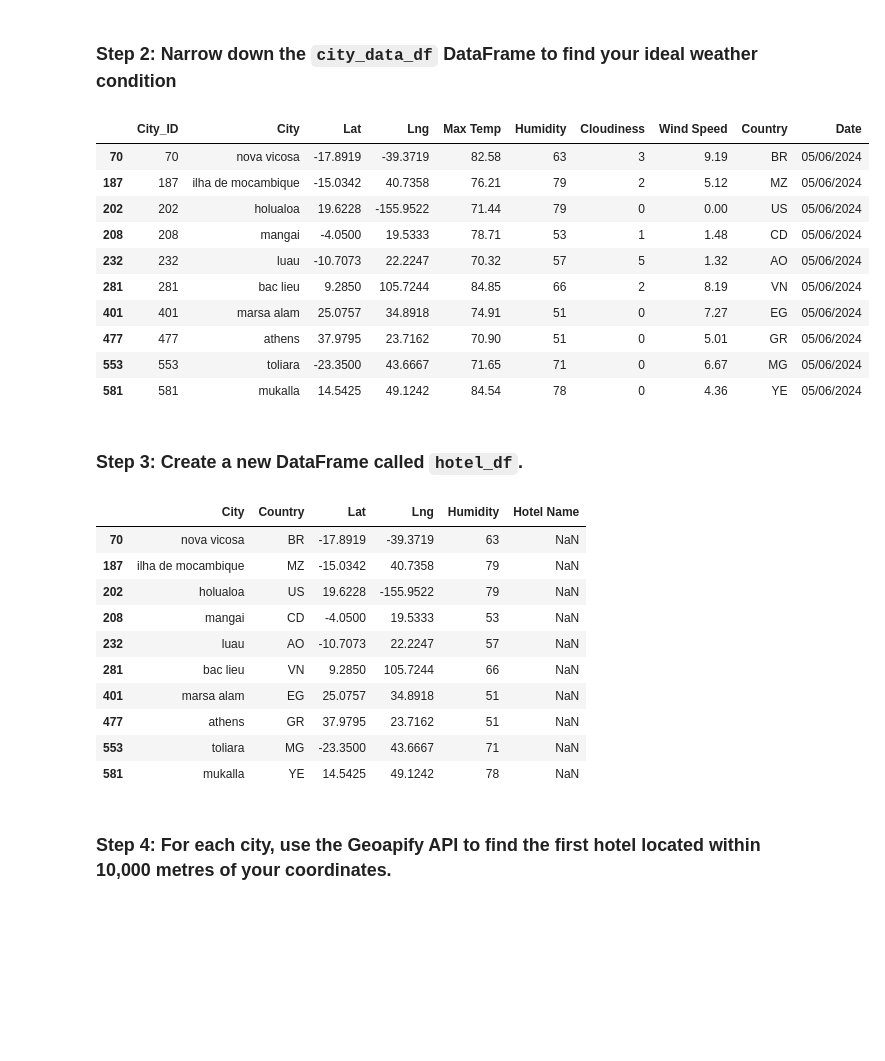
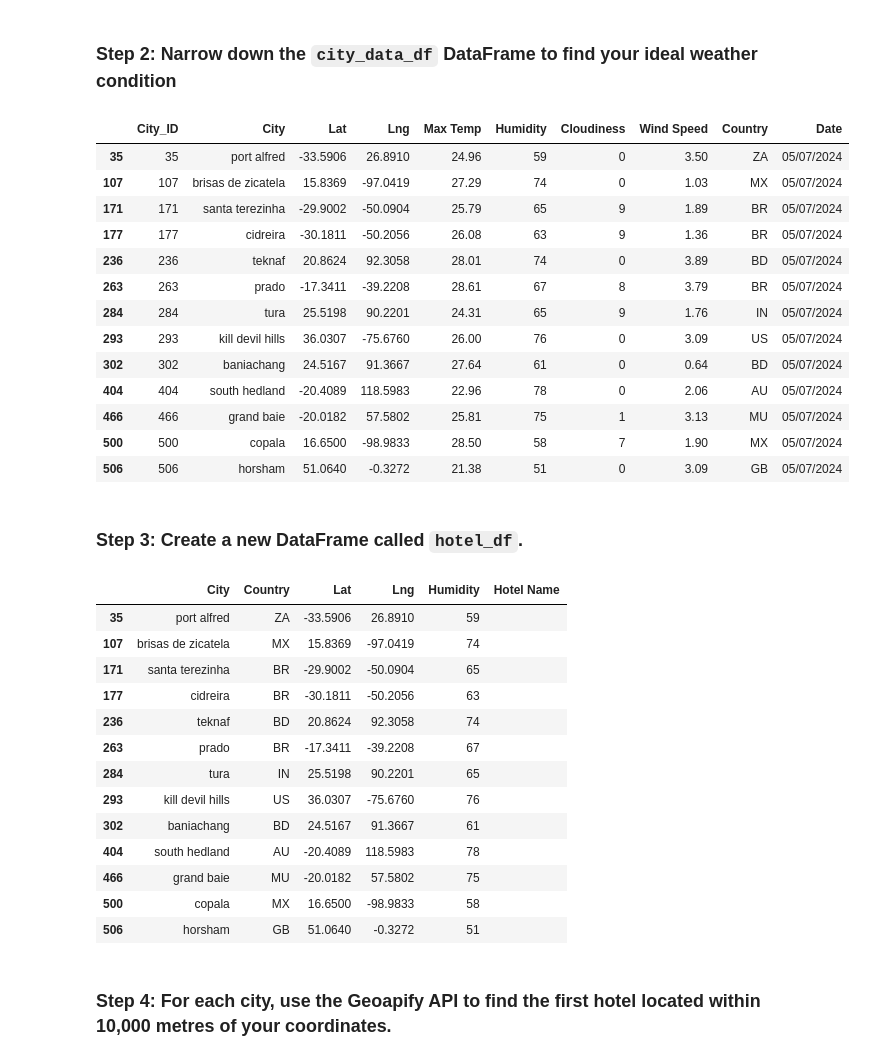
Before and after one commit to EricCroston/pythin-api-challenge, a Jupyter notebook: Analysis/VacationPy.ipynb, the cells around one changed output. Saved outputs shown, nothing was run; the diff lists cells and outputs as text; code cells hidden in the pictures; blank space fills up the shorter version.

```diff
--- a/Analysis/VacationPy.ipynb
+++ b/Analysis/VacationPy.ipynb
@@ -55,32 +55,35 @@ map_plot
 # %%
 # Narrow down cities that fit criteria and drop any results with null values
 ideal_cities_df = city_data_df.loc[
-    (city_data_df['Max Temp'] < 85) &
-    (city_data_df['Max Temp'] > 70) &
-    (city_data_df['Wind Speed'] < 10) &
+    (city_data_df['Max Temp'] < 29) &
+    (city_data_df['Max Temp'] > 21) &
+    (city_data_df['Wind Speed'] < 4) &
     (city_data_df['Cloudiness'] < 10) &
     (city_data_df['Humidity'] < 80) &
     (city_data_df['Humidity'] > 50)
 ]
 
 # Drop any rows with null values
 columns_to_check = ['Max Temp', 'Wind Speed', 'Cloudiness', 'Humidity']
 ideal_cities_df = ideal_cities_df.dropna(subset=columns_to_check)
 
 # Display sample data
 ideal_cities_df
 # %% [output]
 |  | City_ID | City | Lat | Lng | Max Temp | Humidity | Cloudiness | Wind Speed | Country | Date |
-| 70 | 70 | nova vicosa | -17.8919 | -39.3719 | 82.58 | 63 | 3 | 9.19 | BR | 05/06/2024 |
-| 187 | 187 | ilha de mocambique | -15.0342 | 40.7358 | 76.21 | 79 | 2 | 5.12 | MZ | 05/06/2024 |
-| 202 | 202 | holualoa | 19.6228 | -155.9522 | 71.44 | 79 | 0 | 0.00 | US | 05/06/2024 |
-| 208 | 208 | mangai | -4.0500 | 19.5333 | 78.71 | 53 | 1 | 1.48 | CD | 05/06/2024 |
-| 232 | 232 | luau | -10.7073 | 22.2247 | 70.32 | 57 | 5 | 1.32 | AO | 05/06/2024 |
-| 281 | 281 | bac lieu | 9.2850 | 105.7244 | 84.85 | 66 | 2 | 8.19 | VN | 05/06/2024 |
-| 401 | 401 | marsa alam | 25.0757 | 34.8918 | 74.91 | 51 | 0 | 7.27 | EG | 05/06/2024 |
-| 477 | 477 | athens | 37.9795 | 23.7162 | 70.90 | 51 | 0 | 5.01 | GR | 05/06/2024 |
-| 553 | 553 | toliara | -23.3500 | 43.6667 | 71.65 | 71 | 0 | 6.67 | MG | 05/06/2024 |
-| 581 | 581 | mukalla | 14.5425 | 49.1242 | 84.54 | 78 | 0 | 4.36 | YE | 05/06/2024 |
+| 35 | 35 | port alfred | -33.5906 | 26.8910 | 24.96 | 59 | 0 | 3.50 | ZA | 05/07/2024 |
+| 107 | 107 | brisas de zicatela | 15.8369 | -97.0419 | 27.29 | 74 | 0 | 1.03 | MX | 05/07/2024 |
+| 171 | 171 | santa terezinha | -29.9002 | -50.0904 | 25.79 | 65 | 9 | 1.89 | BR | 05/07/2024 |
+| 177 | 177 | cidreira | -30.1811 | -50.2056 | 26.08 | 63 | 9 | 1.36 | BR | 05/07/2024 |
+| 236 | 236 | teknaf | 20.8624 | 92.3058 | 28.01 | 74 | 0 | 3.89 | BD | 05/07/2024 |
+| 263 | 263 | prado | -17.3411 | -39.2208 | 28.61 | 67 | 8 | 3.79 | BR | 05/07/2024 |
+| 284 | 284 | tura | 25.5198 | 90.2201 | 24.31 | 65 | 9 | 1.76 | IN | 05/07/2024 |
+| 293 | 293 | kill devil hills | 36.0307 | -75.6760 | 26.00 | 76 | 0 | 3.09 | US | 05/07/2024 |
+| 302 | 302 | baniachang | 24.5167 | 91.3667 | 27.64 | 61 | 0 | 0.64 | BD | 05/07/2024 |
+| 404 | 404 | south hedland | -20.4089 | 118.5983 | 22.96 | 78 | 0 | 2.06 | AU | 05/07/2024 |
+| 466 | 466 | grand baie | -20.0182 | 57.5802 | 25.81 | 75 | 1 | 3.13 | MU | 05/07/2024 |
+| 500 | 500 | copala | 16.6500 | -98.9833 | 28.50 | 58 | 7 | 1.90 | MX | 05/07/2024 |
+| 506 | 506 | horsham | 51.0640 | -0.3272 | 21.38 | 51 | 0 | 3.09 | GB | 05/07/2024 |
 # %% [markdown]
 ### Step 3: Create a new DataFrame called `hotel_df`.
 # %%
@@ -88,22 +91,25 @@ ideal_cities_df
 hotel_df = ideal_cities_df[['City', 'Country', 'Lat', 'Lng', 'Humidity']].copy()
 
 # Add an empty column, "Hotel Name," to the DataFrame so you can store the hotel found using the Geoapify API
-hotel_df['Hotel Name'] = pd.Series(dtype='object')
+hotel_df["Hotel Name"] = ""
 
 # Display sample data
 hotel_df
 # %% [output]
 |  | City | Country | Lat | Lng | Humidity | Hotel Name |
-| 70 | nova vicosa | BR | -17.8919 | -39.3719 | 63 | NaN |
-| 187 | ilha de mocambique | MZ | -15.0342 | 40.7358 | 79 | NaN |
-| 202 | holualoa | US | 19.6228 | -155.9522 | 79 | NaN |
-| 208 | mangai | CD | -4.0500 | 19.5333 | 53 | NaN |
-| 232 | luau | AO | -10.7073 | 22.2247 | 57 | NaN |
-| 281 | bac lieu | VN | 9.2850 | 105.7244 | 66 | NaN |
-| 401 | marsa alam | EG | 25.0757 | 34.8918 | 51 | NaN |
-| 477 | athens | GR | 37.9795 | 23.7162 | 51 | NaN |
-| 553 | toliara | MG | -23.3500 | 43.6667 | 71 | NaN |
-| 581 | mukalla | YE | 14.5425 | 49.1242 | 78 | NaN |
+| 35 | port alfred | ZA | -33.5906 | 26.8910 | 59 |  |
+| 107 | brisas de zicatela | MX | 15.8369 | -97.0419 | 74 |  |
+| 171 | santa terezinha | BR | -29.9002 | -50.0904 | 65 |  |
+| 177 | cidreira | BR | -30.1811 | -50.2056 | 63 |  |
+| 236 | teknaf | BD | 20.8624 | 92.3058 | 74 |  |
+| 263 | prado | BR | -17.3411 | -39.2208 | 67 |  |
+| 284 | tura | IN | 25.5198 | 90.2201 | 65 |  |
+| 293 | kill devil hills | US | 36.0307 | -75.6760 | 76 |  |
+| 302 | baniachang | BD | 24.5167 | 91.3667 | 61 |  |
+| 404 | south hedland | AU | -20.4089 | 118.5983 | 78 |  |
+| 466 | grand baie | MU | -20.0182 | 57.5802 | 75 |  |
+| 500 | copala | MX | 16.6500 | -98.9833 | 58 |  |
+| 506 | horsham | GB | 51.0640 | -0.3272 | 51 |  |
 # %% [markdown]
 ### Step 4: For each city, use the Geoapify API to find the first hotel located within 10,000 metres of your coordinates.
 # %%
```
Also changed, not shown: parts of 4 cells of this notebook, 6 other files.
